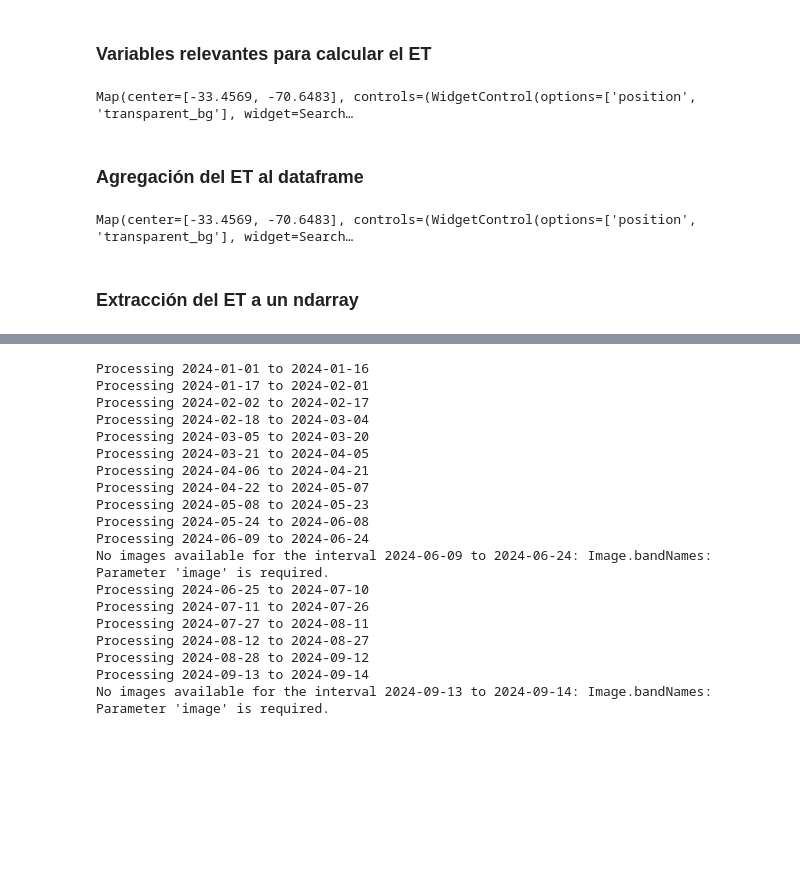
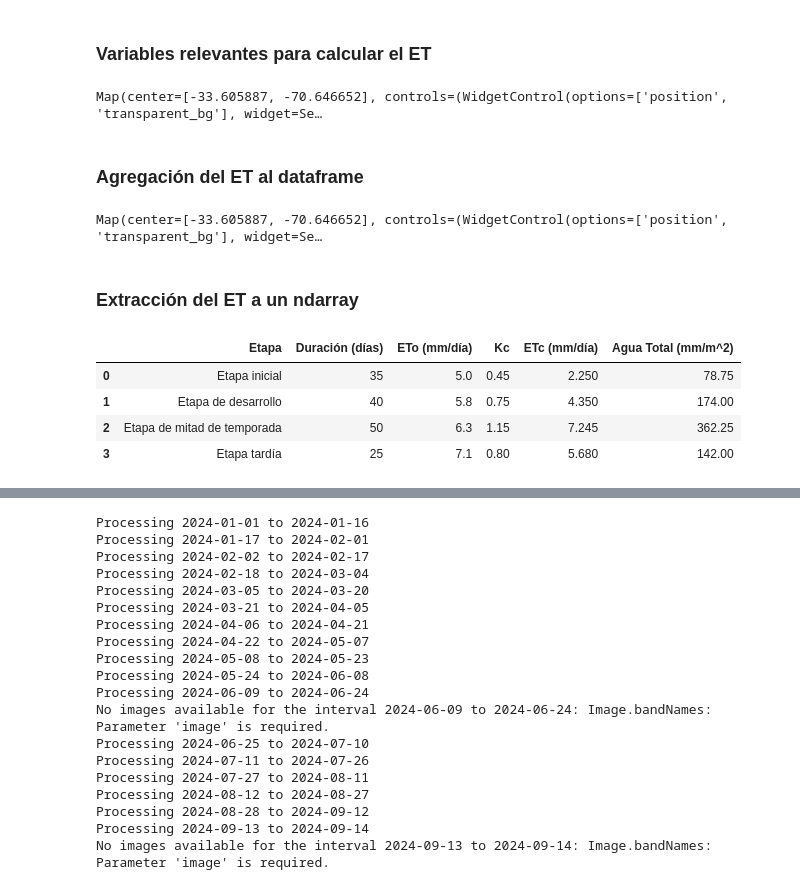
Before and after one commit to space-app-mengineers/evapotranspiration-back, a Jupyter notebook: openet.ipynb, the cells around one changed output, grey strips where cells are left out. Saved outputs shown, nothing was run; the diff lists cells and outputs as text; code cells hidden in the pictures; blank space fills up the shorter version.

```diff
--- a/openet.ipynb
+++ b/openet.ipynb
@@ -84,13 +84,17 @@
 ### Variables relevantes para calcular el ET
 # %%
 import ee
+ee.Authenticate()
+ee.Initialize()
 import geeet
 import geemap
 import geemap.colormaps as cm
 from geeet.eepredefined import landsat
 
 ee.Initialize()
-region = dict(type="Point", coordinates=[-70.6483, -33.4569])  # Santiago, Chile
+# -33.605887, -70.646652
+# region = dict(type="Point", coordinates=[-70.6483, -33.4569])  # Santiago, Chile
+region = dict(type="Point", coordinates=[-70.646652, -33.605887])  # Talca, Chile
 
 coll =  landsat.collection(
     date_start = "2023-04-01",
@@ -102,8 +106,8 @@ coll =  landsat.collection(
 # coll.first().bandNames().getInfo()
 
 coll_with_era5 = landsat.collection(
-    date_start = "2024-04-01",
-    date_end = "2024-08-01",
+    date_start = "2024-08-01",
+    date_end = "2024-09-30",
     region = region,
     era5 = True,
     timeZone="America/Santiago" # the time property will be set in local time (UTC -3 for this example)
@@ -125,13 +129,13 @@ image = (
     .first()
     .clip(
         ee.Geometry(region)
-        .buffer(10000)   # 10km area around the point
+        .buffer(1000)   # 10km area around the point
         .bounds()
     )
 )
 
 Map = geemap.Map()
-Map.setCenter(*region["coordinates"], zoom=12)
+Map.setCenter(*region["coordinates"], zoom=10)
 ndvi_pal = cm.palettes.ndvi
 red_pal = cm.palettes.YlOrRd
 blue_pal = cm.palettes.YlGnBu
@@ -144,14 +148,14 @@ Map.addLayer(image.select('Rn'), {'min':0, 'max':500, 'palette':red_pal}, 'Net r
 Map.addLayer(image.select('LEc'), {'min':0, 'max':300, 'palette':blue_pal}, 'Latent heat flux (W/m²) from the canopy source', True)
 Map
 # %% [output]
-Map(center=[-33.4569, -70.6483], controls=(WidgetControl(options=['position', 'transparent_bg'], widget=Search…
+Map(center=[-33.605887, -70.646652], controls=(WidgetControl(options=['position', 'transparent_bg'], widget=Se…
 # %% [markdown]
 ### Agregación del ET al dataframe
 # %%
 import geeet
 from geeet.eepredefined import landsat
 
-region = dict(type="Point", coordinates=[-70.6483, -33.4569])  # Santiago, Chile
+region = dict(type="Point", coordinates=[-70.646652, -33.605887])  # Santiago, Chile
 
 # Define a custom workflow (TSEB model + LE extrapolation)
 workflow = [
@@ -185,7 +189,11 @@ image = (
         .buffer(1000)   # area around the point in meters
         .bounds()
     )
+    # .sampleRectangle(
+    #     region=ee.Geometry(region).buffer(1000).bounds(),
+    # )
 )
+
 
 Map = geemap.Map()
 Map.setCenter(*region["coordinates"], zoom=12)
@@ -201,8 +209,50 @@ Map.addLayer(image.select('Rn'), {'min':0, 'max':500, 'palette':red_pal}, 'Net r
 Map.addLayer(image.select('ET'), {'min':0, 'max':5, 'palette': ndvi_pal}, 'Evapotranspiration (mm/day)', True)
 
 Map
+
+# # Create a tif
+# import os
+# out_dir = os.path.join(os.path.expanduser("~"), "Downloads")
+# out_file = os.path.join(out_dir, "image.tif")
+
+# geemap.ee_export_image(image, filename=out_file, scale=30, region=region['coordinates'], file_per_band=False)
 # %% [output]
-Map(center=[-33.4569, -70.6483], controls=(WidgetControl(options=['position', 'transparent_bg'], widget=Search…
+Map(center=[-33.605887, -70.646652], controls=(WidgetControl(options=['position', 'transparent_bg'], widget=Se…
 # %% [markdown]
 ### Extracción del ET a un ndarray
+# %%
+# image.select('ET') to numpy array without reduce
+import numpy as np
+import matplotlib.pyplot as plt
+import pandas as pd
+import ipywidgets as widgets
+from IPython.display import display, clear_output
+
+# Datos proporcionados por el usuario
+datos_cultivo = {
+    'Etapa': ['Etapa inicial', 'Etapa de desarrollo', 'Etapa de mitad de temporada', 'Etapa tardía'],
+    'Duración (días)': [35, 40, 50, 25],
+    'ETo (mm/día)': [5.0, 5.8, 6.3, 7.1],  # Feb- Mar, Mar, Abr-May, Jun (LANDSAT)
+    'Kc': [0.45, 0.75, 1.15, 0.8]  # Valores de Kc para cada etapa
+}
+
+# Calcular ETc para cada etapa
+etc = [(eto * kc) for eto, kc in zip(datos_cultivo['ETo (mm/día)'], datos_cultivo['Kc'])]
+# Calcular el total de agua por cada etapa
+agua_total = [et * dur for et, dur in zip(etc, datos_cultivo['Duración (días)'])]
+
+# Añadir ETc y Agua Total al diccionario
+datos_cultivo['ETc (mm/día)'] = etc
+datos_cultivo['Agua Total (mm/m^2)'] = agua_total
+
+# Crear un DataFrame
+df_cultivo = pd.DataFrame(datos_cultivo)
+
+df_cultivo
+# %% [output]
+|  | Etapa | Duración (días) | ETo (mm/día) | Kc | ETc (mm/día) | Agua Total (mm/m^2) |
+| 0 | Etapa inicial | 35 | 5.0 | 0.45 | 2.250 | 78.75 |
+| 1 | Etapa de desarrollo | 40 | 5.8 | 0.75 | 4.350 | 174.00 |
+| 2 | Etapa de mitad de temporada | 50 | 6.3 | 1.15 | 7.245 | 362.25 |
+| 3 | Etapa tardía | 25 | 7.1 | 0.80 | 5.680 | 142.00 |
 # %%
```
Also changed, not shown: parts of 1 cell of this notebook.
